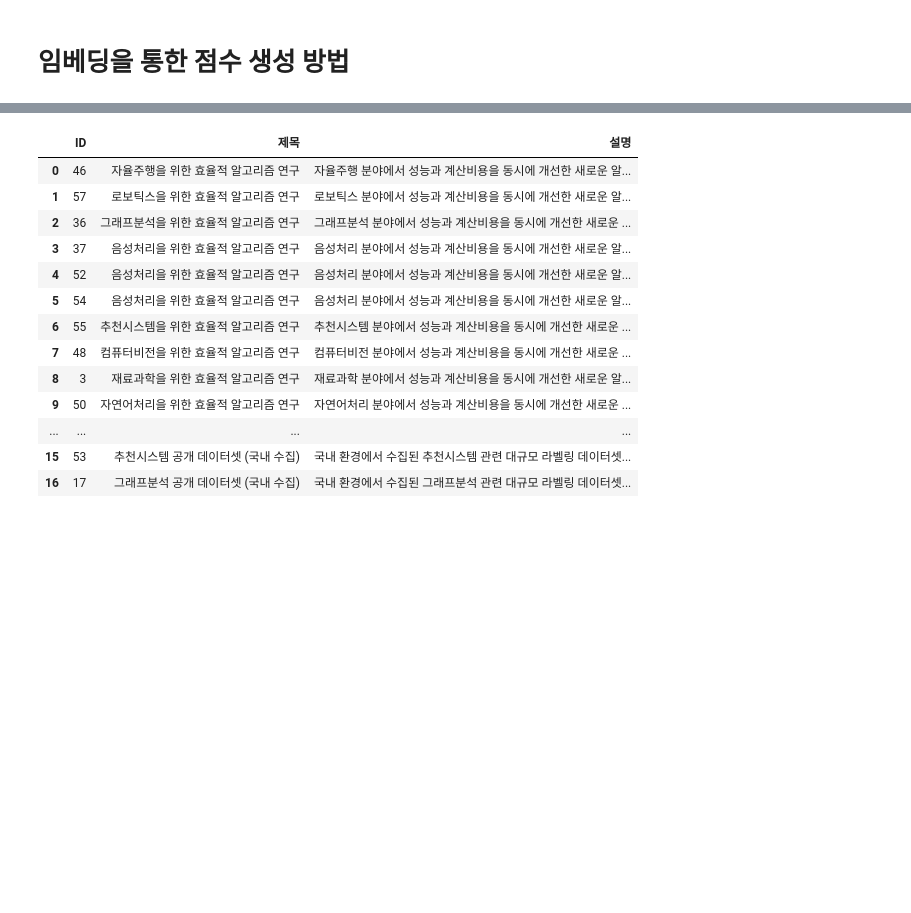
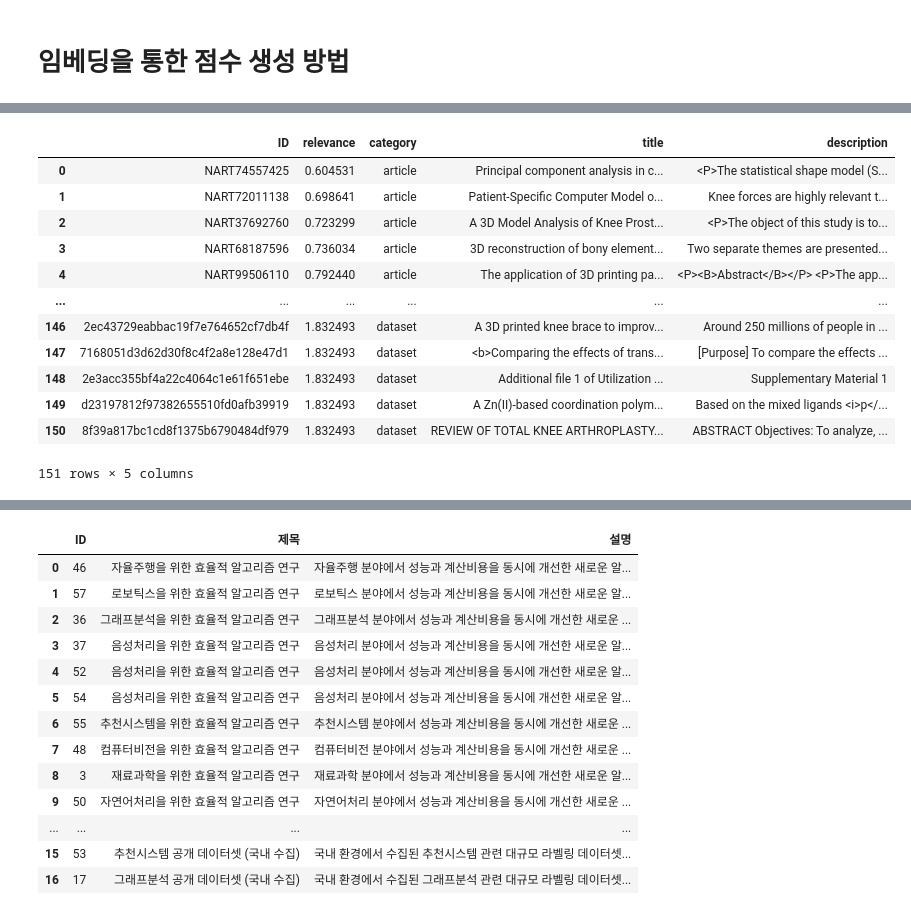
Before and after one commit to semistone97/kisti_recommender, a Jupyter notebook: notebooks/embeddings.ipynb, the cells around one changed output, grey strips where cells are left out. Cells and saved outputs as stored; diff of their text form; code cells hidden in the pictures; blank space fills up the shorter version.

```diff
--- a/notebooks/embeddings.ipynb
+++ b/notebooks/embeddings.ipynb
@@ -122,0 +271,69 @@ display(relevance_df)
+# %%
+# 키워드
+
+from langchain_openai import OpenAIEmbeddings
+from langchain_community.vectorstores import FAISS
+from langchain.schema import Document
+import pandas as pd
+from tqdm import tqdm
+
+df['keyword'] = df['keyword'].fillna('')
+
+texts = (df['keyword']).tolist()
+
+# 2. 임베딩 객체 생성
+embeddings_keyword = OpenAIEmbeddings(model="text-embedding-3-small")
+
+# 3. Document 객체로 변환
+docs_keyword = [Document(page_content=text, metadata={"ID": row.ID})
+        for text, row in zip(texts, df.itertuples())]
+
+batch_size = 500
+stores = []
+for i in tqdm(range(0, len(docs_keyword), batch_size)):
+    batch = docs_keyword[i:i+batch_size]
+    store = FAISS.from_documents(batch, embeddings_keyword)
+    stores.append(store)
+
+# 부분 벡터스토어 통합
+vectorstore = stores[0]
+for s in stores[1:]:
+    vectorstore.merge_from(s)
+
+# 5. 쿼리 임베딩 생성
+query = description
+query_embedding = embeddings_keyword.embed_query(query)
+
+# 6. 유사 문서 검색
+results_with_score = vectorstore.similarity_search_with_score_by_vector(query_embedding, k=len(texts))
+
+# 7. 결과 출력
+relevance_df_keyword = pd.DataFrame([
+    {
+        "ID": r.metadata.get("ID"),
+        "relevance": score,
+    }
+    for r, score in results_with_score
+]).sort_values(by="relevance", ascending=True)
+
+relevance_df_keyword = relevance_df_keyword.merge(
+    df[['ID', 'category',  'title', 'description']],
+    on='ID',
+    how='left'
+)
+
+display(relevance_df_keyword)
+# %% [output]
+|  | ID | relevance | category | title | description |
+| 0 | NART74557425 | 0.604531 | article | Principal component analysis in c... | <P>The statistical shape model (S... |
+| 1 | NART72011138 | 0.698641 | article | Patient-Specific Computer Model o... | Knee forces are highly relevant t... |
+| 2 | NART37692760 | 0.723299 | article | A 3D Model Analysis of Knee Prost... | <P>The object of this study is to... |
+| 3 | NART68187596 | 0.736034 | article | 3D reconstruction of bony element... | Two separate themes are presented... |
+| 4 | NART99506110 | 0.792440 | article | The application of 3D printing pa... | <P><B>Abstract</B></P> <P>The app... |
+| ... | ... | ... | ... | ... | ... |
+| 146 | 2ec43729eabbac19f7e764652cf7db4f | 1.832493 | dataset | A 3D printed knee brace to improv... | Around 250 millions of people in ... |
+| 147 | 7168051d3d62d30f8c4f2a8e128e47d1 | 1.832493 | dataset | <b>Comparing the effects of trans... | [Purpose] To compare the effects ... |
+| 148 | 2e3acc355bf4a22c4064c1e61f651ebe | 1.832493 | dataset | Additional file 1 of Utilization ... | Supplementary Material 1 |
+| 149 | d23197812f97382655510fd0afb39919 | 1.832493 | dataset | A Zn(II)-based coordination polym... | Based on the mixed ligands <i>p</... |
+| 150 | 8f39a817bc1cd8f1375b6790484df979 | 1.832493 | dataset | REVIEW OF TOTAL KNEE ARTHROPLASTY... | ABSTRACT Objectives: To analyze, ... |
+151 rows × 5 columns
```
Also changed, not shown: parts of 5 cells of this notebook.
